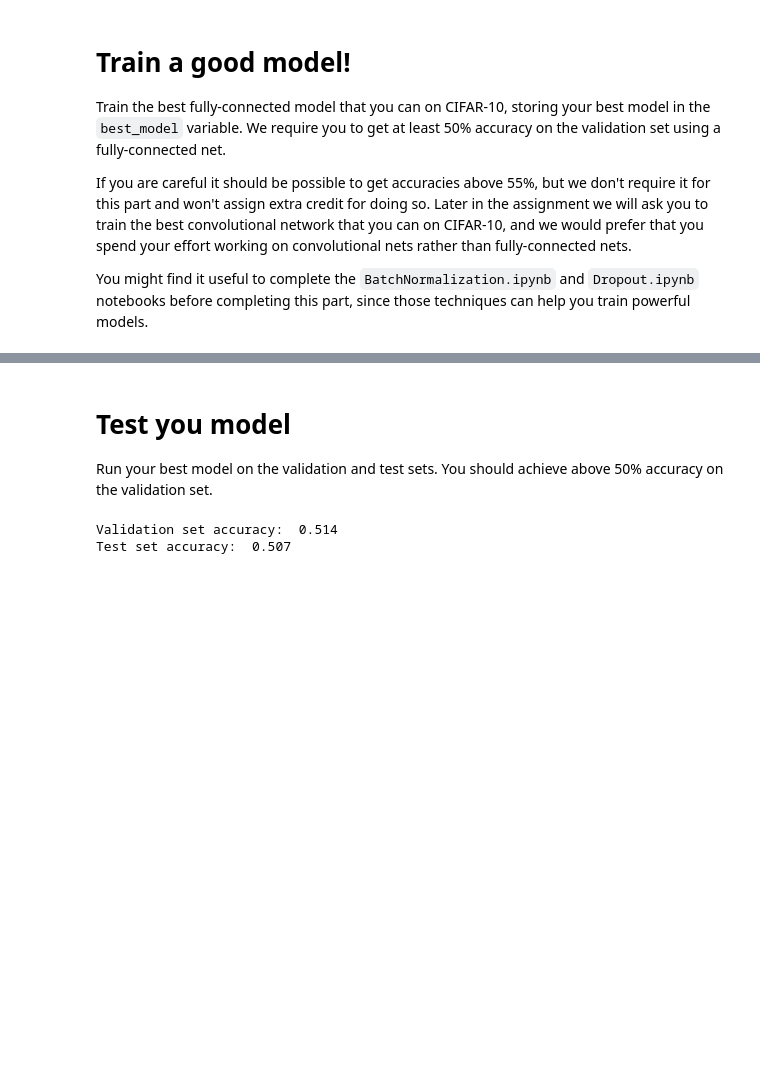
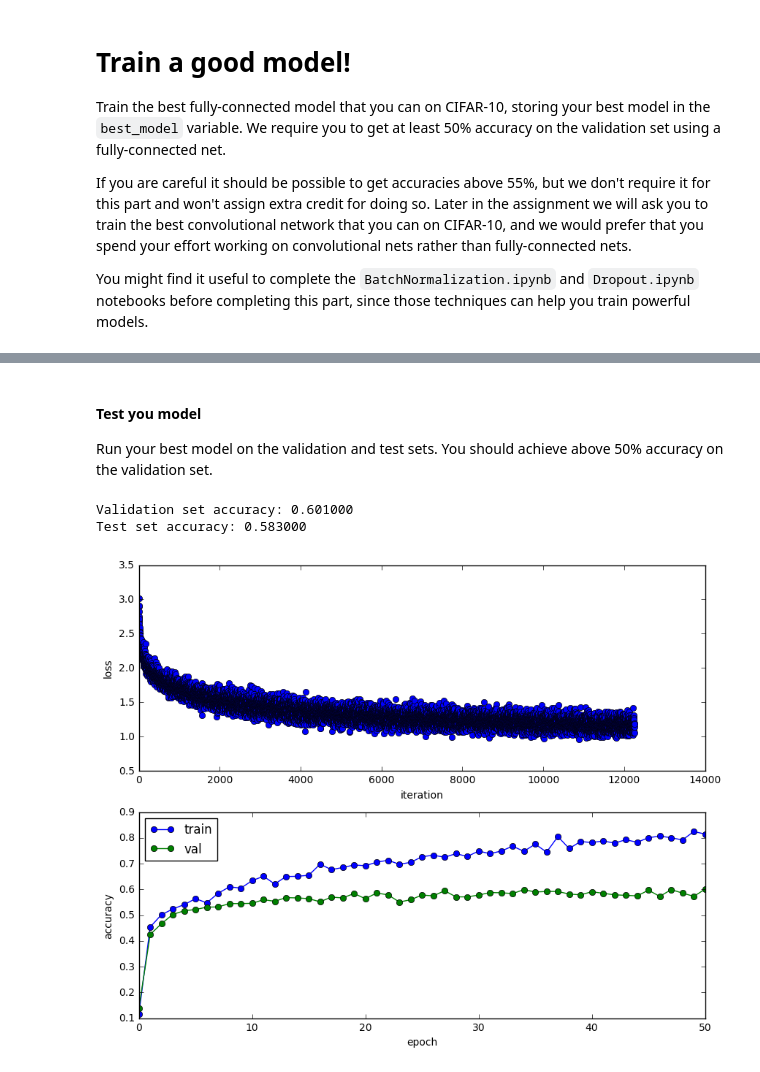
Before and after one commit to brianfarris/cs231n, a Jupyter notebook: assignment2/FullyConnectedNets.ipynb, the cells around one changed output, grey strips where cells are left out. Drawn from its saved outputs; the diff is of its cells as text; code cells hidden in the pictures; blank space fills up the shorter version.

```diff
--- a/assignment2/FullyConnectedNets.ipynb
+++ b/assignment2/FullyConnectedNets.ipynb
@@ -780,15 +777,19 @@ best_model = None
 # best_model variable.                                                         #
 ################################################################################
 data = get_CIFAR10_data()
-best_model = FullyConnectedNet([100, 100, 100, 100, 100, 100, 100], weight_scale=5e-2)
+#best_model = FullyConnectedNet([500, 500, 500, 500, 500],use_batchnorm=True, dropout=0.2, weight_scale=5e-2, reg = 0.0001)
+best_model = FullyConnectedNet([500, 500, 500, 500, 500],use_batchnorm=True, dropout=0.3, weight_scale=5e-2, reg = 0.0001)
 
 solver = Solver(best_model, data,
-                num_epochs=20, batch_size=200,
-                update_rule=update_rule,
+                #num_epochs=50, batch_size=200,
+                num_epochs=50, batch_size=200,
+                update_rule='adam',
                 optim_config={
-                    'learning_rate': 1e-2,
+                    #'learning_rate': 1e-1,
+                    'learning_rate': 1e-3,
                 },
-                verbose=True)
+                verbose=True,
+                print_every = 100)
 solver.train()
 ################################################################################
 #                              END OF YOUR CODE                                #
@@ -814,5 +815,5 @@ solver.train()
 # %% [markdown]
-# Test you model
+#### Test you model
 Run your best model on the validation and test sets. You should achieve above 50% accuracy on the validation set.
 # %%
 X_test = data['X_test']
@@ -821,8 +822,23 @@ y_val = data['y_val']
 y_test = data['y_test']
 y_test_pred = np.argmax(best_model.loss(X_test), axis=1)
 y_val_pred = np.argmax(best_model.loss(X_val), axis=1)
-print 'Validation set accuracy: ', (y_val_pred == y_val).mean()
-print 'Test set accuracy: ', (y_test_pred == y_test).mean()
+print 'Validation set accuracy: %f' % (y_val_pred == y_val).mean()
+print 'Test set accuracy: %f' % (y_test_pred == y_test).mean()
 # %% [output]
-Validation set accuracy:  0.514
-Test set accuracy:  0.507
+Validation set accuracy: 0.601000
+Test set accuracy: 0.583000
+# %%
+plt.subplot(2, 1, 1)
+plt.plot(solver.loss_history, 'o')
+plt.xlabel('iteration')
+plt.ylabel('loss')
+
+plt.subplot(2, 1, 2)
+plt.plot(solver.train_acc_history, '-o')
+plt.plot(solver.val_acc_history, '-o')
+plt.legend(['train', 'val'], loc='upper left')
+plt.xlabel('epoch')
+plt.ylabel('accuracy')
+plt.show()
+# %% [output]
+[figure, added]
```
Also changed, not shown: parts of 13 cells of this notebook, 8 other files.
